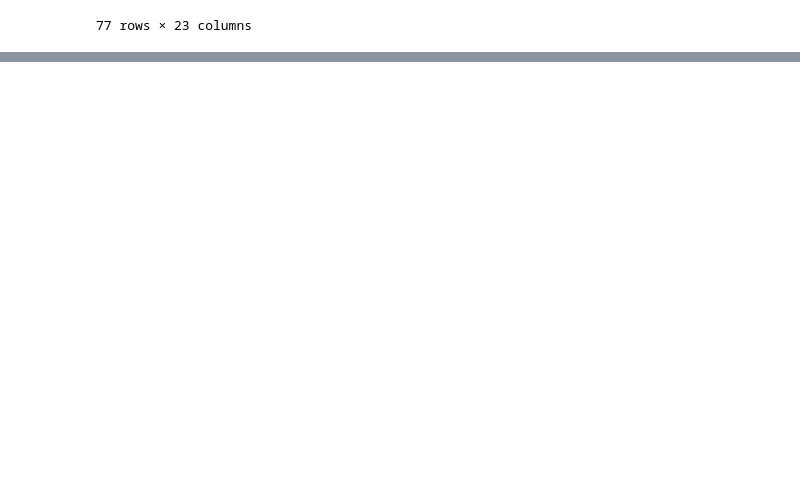
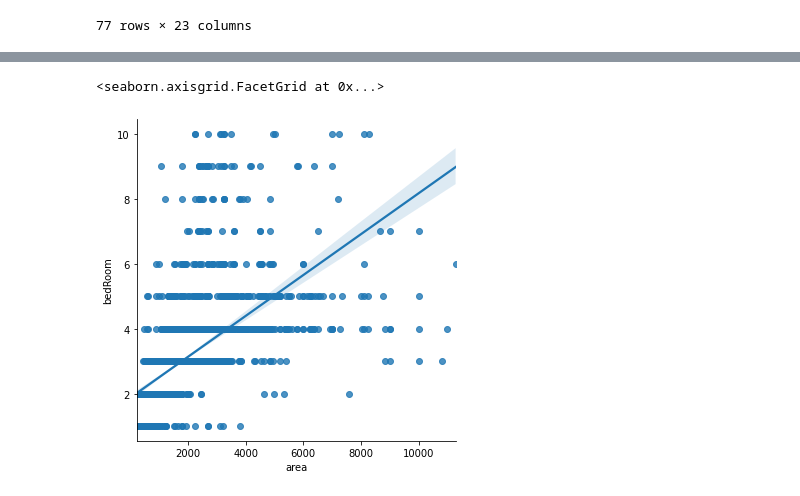
Before and after one commit to Pmodi1203/House-price-prediction-and-recommendation, a Jupyter notebook: Outlier_Treatment.ipynb, the cells around one changed output, grey strips where cells are left out. Cells and saved outputs as stored; diff of their text form; code cells hidden in the pictures; blank space fills up the shorter version.

```diff
--- a/Outlier_Treatment.ipynb
+++ b/Outlier_Treatment.ipynb
@@ -512,0 +537,2 @@ df[(df['area']/df['bedRoom'])<183]
+# %%
+outlier_df['bedRoom']= round(outlier_df['bedRoom']/outlier_df['floorNum'])
@@ -512,0 +545,2 @@ df[(df['area']/df['bedRoom'])<183]
+# %%
+df.update(outlier_df)
@@ -512,0 +553,2 @@ df[(df['area']/df['bedRoom'])<183]
+# %%
+df['area_room_ratio'] = df['area']/df['bedRoom']
@@ -512,0 +578,7 @@ df[(df['area']/df['bedRoom'])<183]
+# %%
+df = df[~((df['area_room_ratio'] <250) & (df['bedRoom'])]
+# %%
+sns.lmplot(data = df, x='area', y= 'bedRoom')
+# %% [output]
+<seaborn.axisgrid.FacetGrid at 0x...>
+[figure, added]
```
Also changed, not shown: parts of 9 cells of this notebook, 1 other file.
